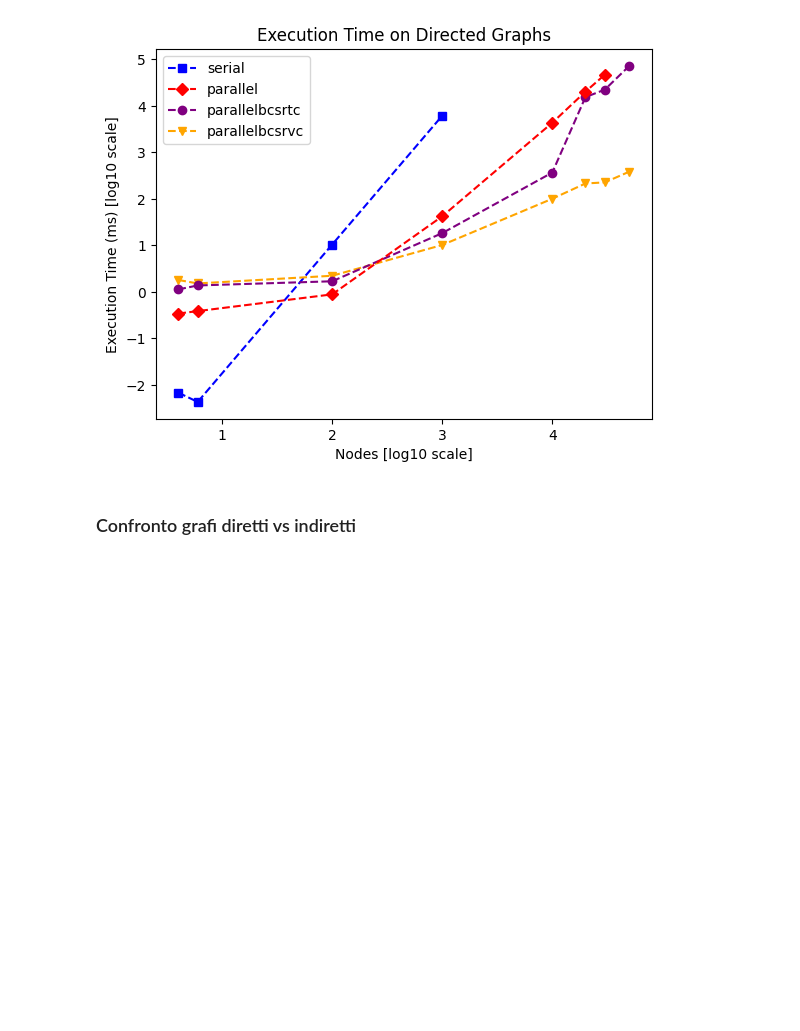
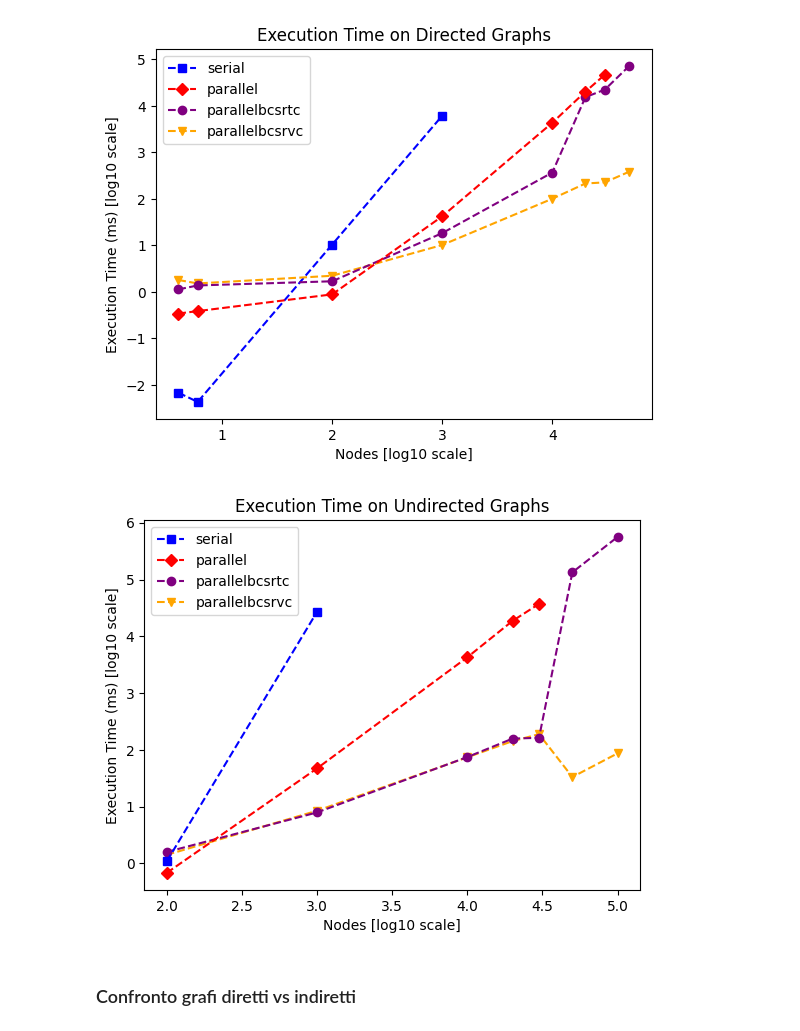
Before and after one commit to Daniele974/GraphCuts_CUDA, a Jupyter notebook: result_analysis_new.ipynb, the cells around one changed output. Saved outputs shown, nothing was run; the diff lists cells and outputs as text; code cells hidden in the pictures; blank space fills up the shorter version.

```diff
--- a/result_analysis_new.ipynb
+++ b/result_analysis_new.ipynb
@@ -112,6 +113,25 @@ plt.legend([handles[labels.index(algo)] for algo in legend_order], legend_order)
 plt.show()
 # %% [output]
 [figure]
+# %%
+# Plot execution time for each algorithm on undirected graphs (graphId ends with 'b')
+agg_results_undirected = agg_results[agg_results['graphId'].str.endswith('b')]
+
+# Line plot
+for algorithm in agg_results_undirected['algorithm'].unique():
+    data = agg_results_undirected[agg_results_undirected['algorithm'] == algorithm]
+    plt.plot(np.log10(data['V']), np.log10(data['execTime_mean']), label=algorithm, linestyle=plot_style[algorithm]['linestyle'], color=plot_style[algorithm]['color'], marker=plot_style[algorithm]['marker'])
+plt.xlabel('Nodes [log10 scale]')
+plt.ylabel('Execution Time (ms) [log10 scale]')
+plt.title('Execution Time on Undirected Graphs')
+#plt.legend()
+handles, labels = plt.gca().get_legend_handles_labels()
+plt.legend([handles[labels.index(algo)] for algo in legend_order], legend_order)
+#plt.xticks(rotation=45)
+plt.savefig('result_analysis_images/execution_time_undirected.png', format='png', dpi=1000)
+plt.show()
+# %% [output]
+[figure, added]
 # %% [markdown]
 ### Confronto grafi diretti vs indiretti
 # %%
```
Also changed, not shown: parts of 4 cells of this notebook, 3 other files.
